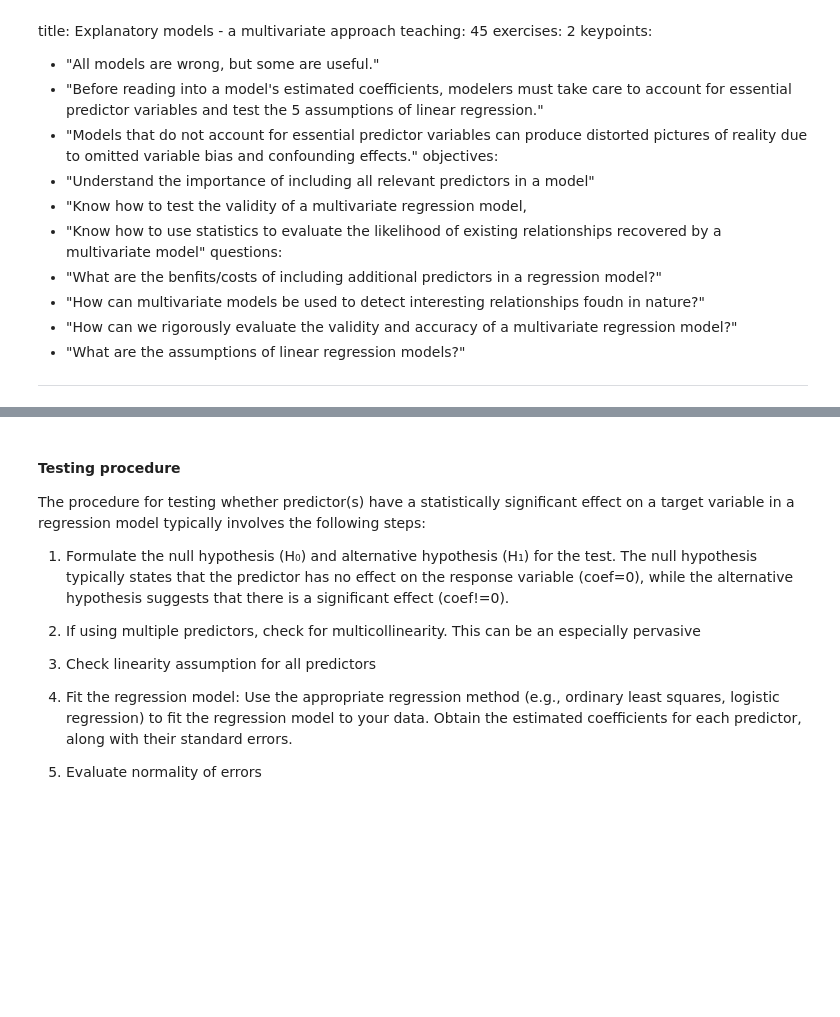
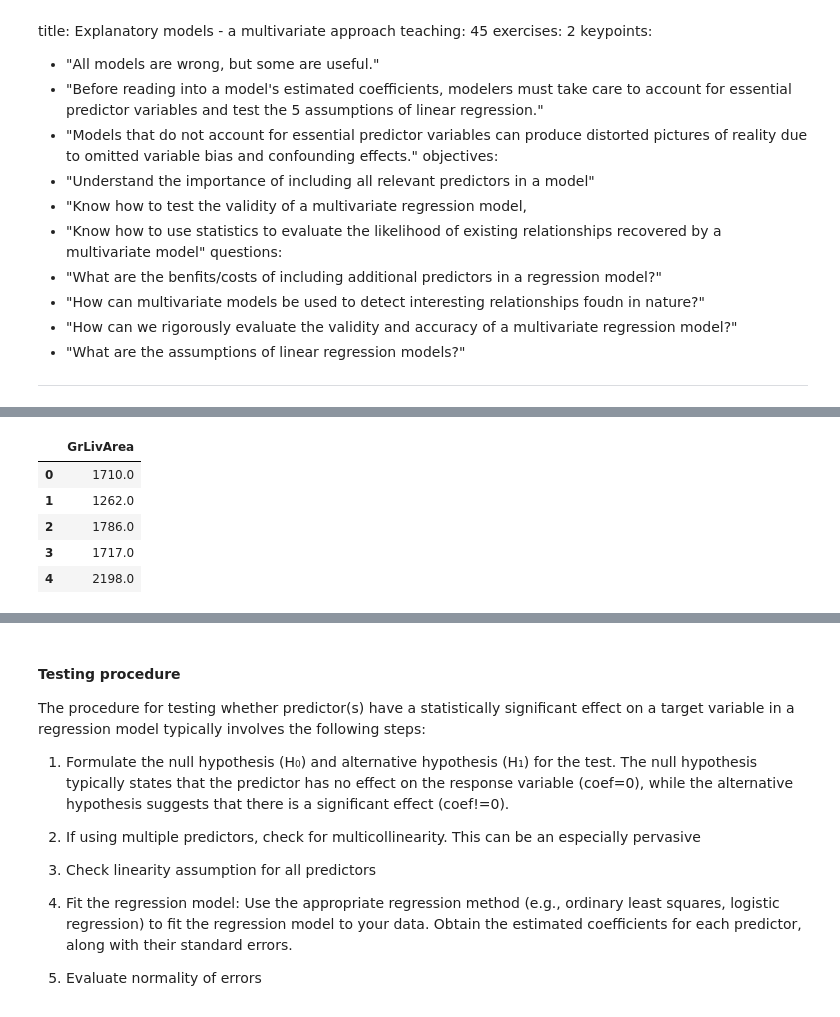
Before and after one commit to carpentries-incubator/high-dimensional-analysis-in-python, a Jupyter notebook: code/07-Regression-assumptions.ipynb, the cells around one changed output, grey strips where cells are left out. Saved outputs shown, nothing was run; the diff lists cells and outputs as text; code cells hidden in the pictures; blank space fills up the shorter version.

```diff
--- a/code/07-Regression-assumptions.ipynb
+++ b/code/07-Regression-assumptions.ipynb
@@ -63,0 +45,14 @@ SyntaxError: invalid syntax (<ipython-input-1-22b8efc78b13>, line 1)
+# %%
+from sklearn.datasets import fetch_openml
+housing = fetch_openml(name="house_prices", as_frame=True) #
+y=housing['target']
+predictors = ['GrLivArea']#'YrSold']#, 'GrLivArea', 'GarageCars', 'GarageArea', 'TotalBsmtSF']
+X=housing['data'][predictors]
+X.head()
+# %% [output]
+|  | GrLivArea |
+| 0 | 1710.0 |
+| 1 | 1262.0 |
+| 2 | 1786.0 |
+| 3 | 1717.0 |
+| 4 | 2198.0 |
```
Also changed, not shown: parts of 11 cells of this notebook, 2 other files.
